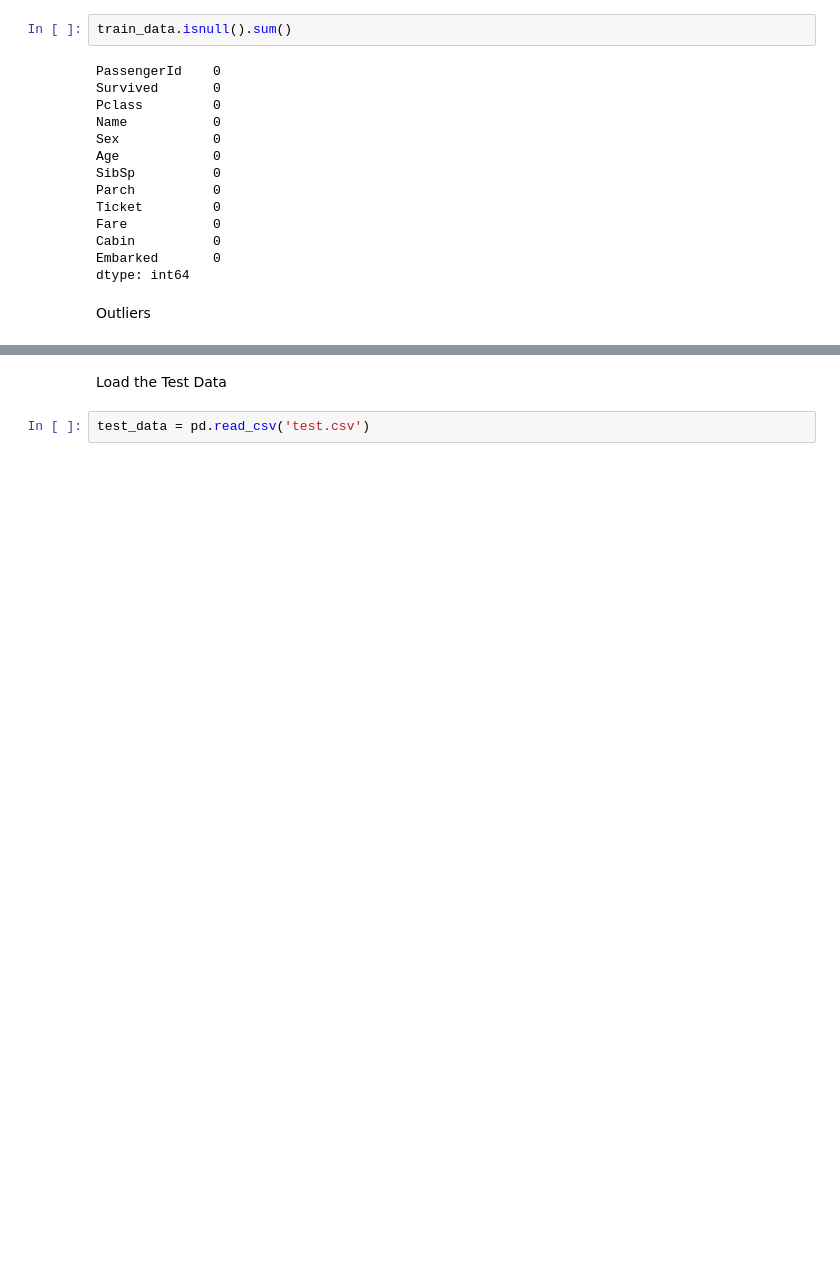
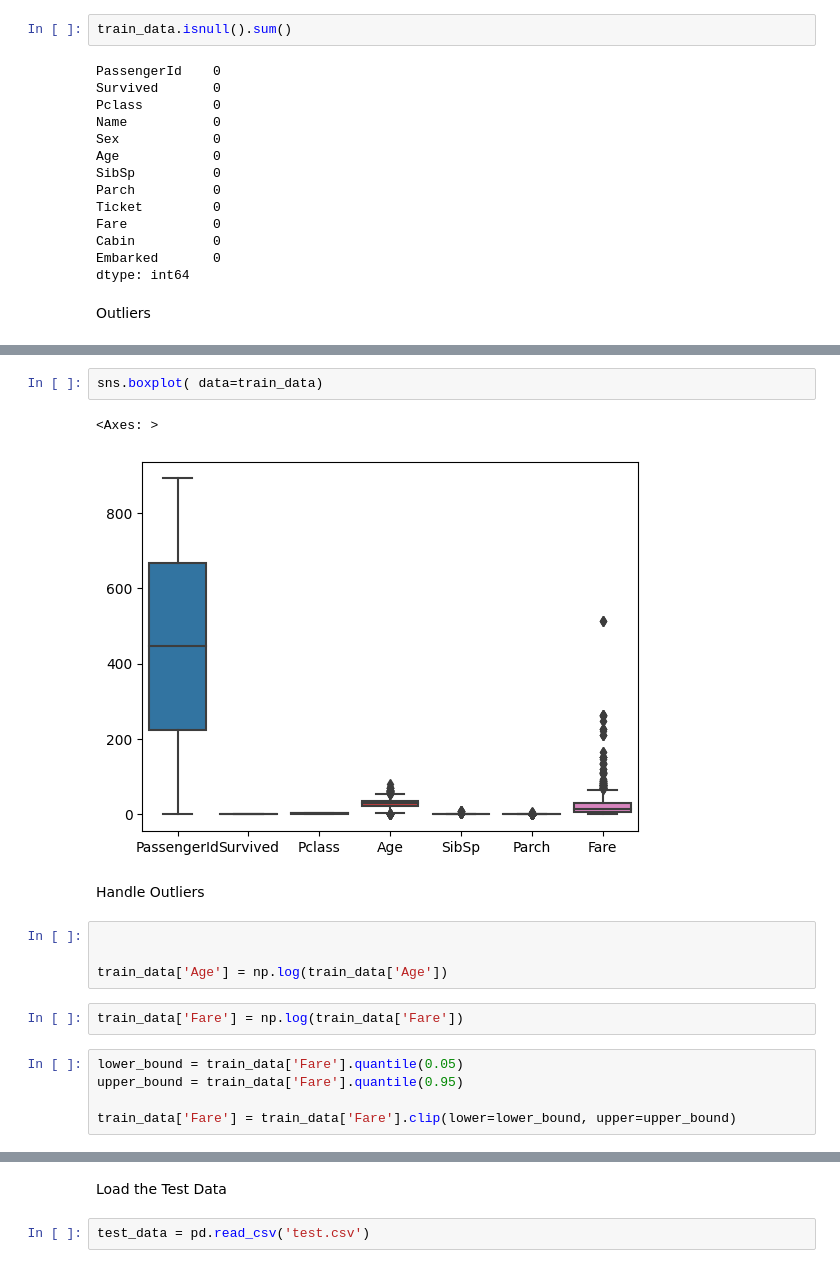
Before and after one commit to dawoodrizwan-05/Data-Science-Titanic-Dataset-Exploration-and-Cleaning, a Jupyter notebook: code.ipynb, the cells around one changed output, grey strips where cells are left out. Drawn from its saved outputs; the diff is of its cells as text; blank space fills up the shorter version.

```diff
--- a/code.ipynb
+++ b/code.ipynb
@@ -319,0 +304,18 @@ plt.show()
+# %%
+sns.boxplot( data=train_data)
+# %% [output]
+<Axes: >
+[figure, added]
+# %% [markdown]
+Handle Outliers
+# %%
+
+
+train_data['Age'] = np.log(train_data['Age'])
+# %%
+train_data['Fare'] = np.log(train_data['Fare'])
+# %%
+lower_bound = train_data['Fare'].quantile(0.05)
+upper_bound = train_data['Fare'].quantile(0.95)
+
+train_data['Fare'] = train_data['Fare'].clip(lower=lower_bound, upper=upper_bound)
```
Also changed, not shown: parts of 18 cells of this notebook.
